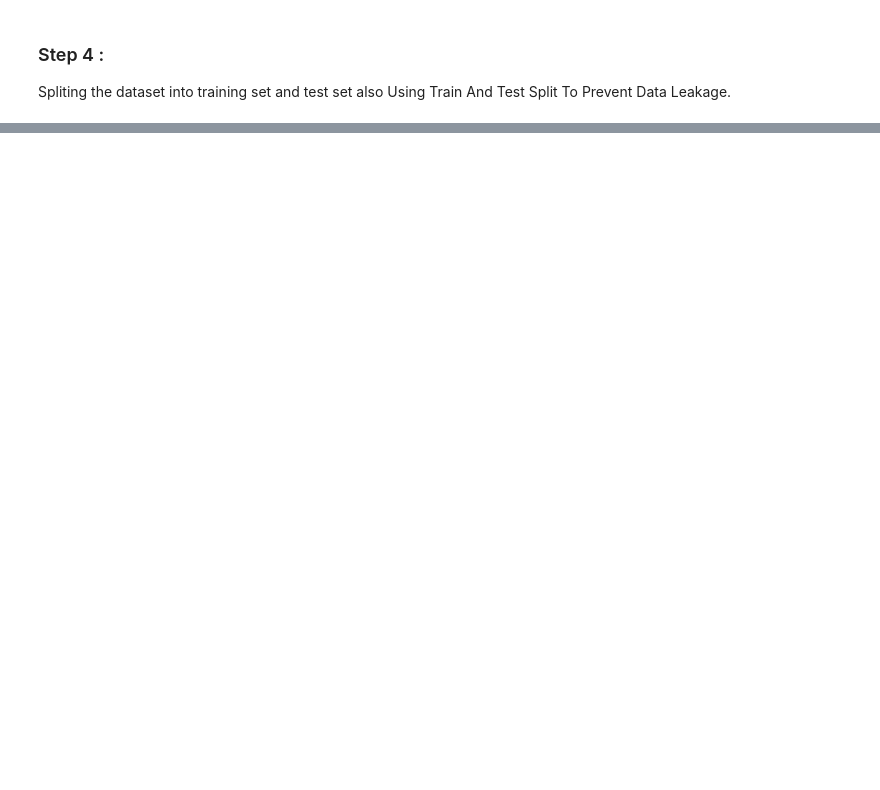
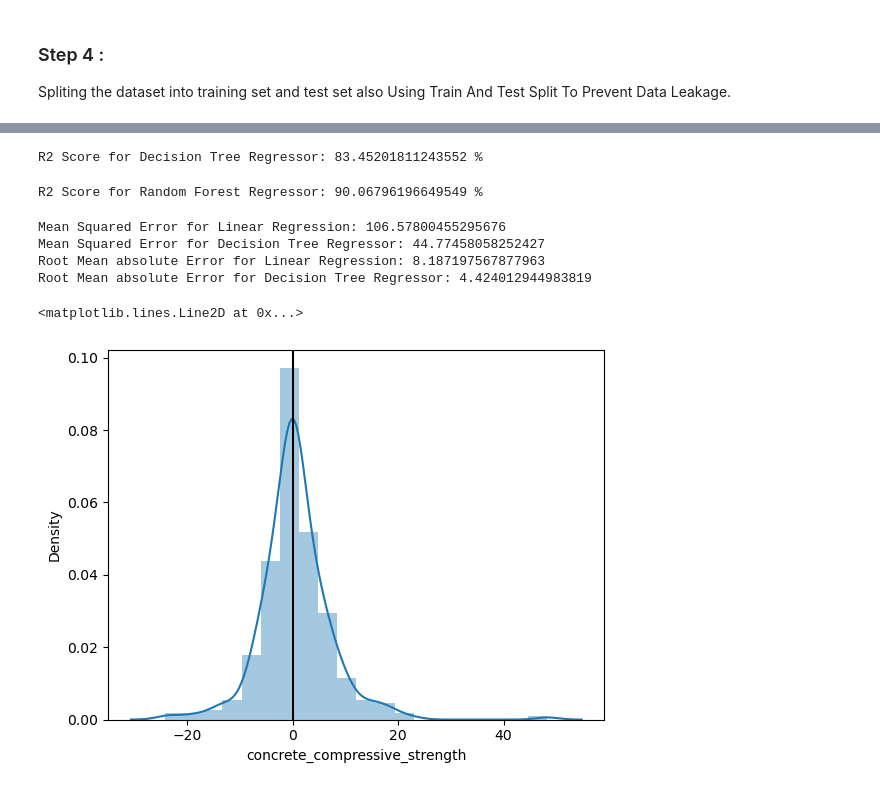
Before and after one commit to Arbajshaikh7030/CementCompositeStrength_PredictionModel, a Jupyter notebook: model.ipynb, the cells around one changed output, grey strips where cells are left out. Saved outputs shown, nothing was run; the diff lists cells and outputs as text; code cells hidden in the pictures; blank space fills up the shorter version.

```diff
--- a/model.ipynb
+++ b/model.ipynb
@@ -229,0 +274,53 @@ r2_score_LR
+# %%
+# Dicision Tree Regrassior
+from sklearn.tree import DecisionTreeRegressor
+
+DT = DecisionTreeRegressor()
+DT.fit(X_train, y_train)
+y_pred_DT = DT.predict(X_test)
+
+r2_score_DT = r2_score(y_test, y_pred_DT)
+
+print(f'R2 Score for Decision Tree Regressor: {r2_score_DT * 100} %')
+# %% [output]
+R2 Score for Decision Tree Regressor: 83.45201811243552 %
+# %%
+# Random Forest Regressor
+from sklearn.ensemble import RandomForestRegressor
+
+RF = RandomForestRegressor()
+RF.fit(X_train, y_train)
+y_pred_RF = RF.predict(X_test)
+
+r2_score_RF = r2_score(y_test, y_pred_RF)
+
+
+
+print(f'R2 Score for Random Forest Regressor: {r2_score_RF * 100} %')
+# %% [output]
+R2 Score for Random Forest Regressor: 90.06796196649549 %
+# %%
+mse_LR = mean_squared_error(y_test, y_pred_LR)
+mse_DT = mean_squared_error(y_test, y_pred_DT)
+
+mae_LR = mean_absolute_error(y_test, y_pred_LR)
+mae_DT = mean_absolute_error(y_test, y_pred_DT)
+
+print(f'Mean Squared Error for Linear Regression: {mse_LR}')
+
+print(f'Mean Squared Error for Decision Tree Regressor: {mse_DT}')
+
+print(f'Root Mean absolute Error for Linear Regression: {mae_LR}')
+
+print(f'Root Mean absolute Error for Decision Tree Regressor: {mae_DT}')
+# %% [output]
+Mean Squared Error for Linear Regression: 106.57800455295676
+Mean Squared Error for Decision Tree Regressor: 44.77458058252427
+Root Mean absolute Error for Linear Regression: 8.187197567877963
+Root Mean absolute Error for Decision Tree Regressor: 4.424012944983819
+# %%
+sns.distplot(y_test - y_pred_DT, bins = 20)
+plt.axvline(0, color='k')
+# %% [output]
+<matplotlib.lines.Line2D at 0x...>
+[figure, added]
```
Also changed, not shown: parts of 15 cells of this notebook.
